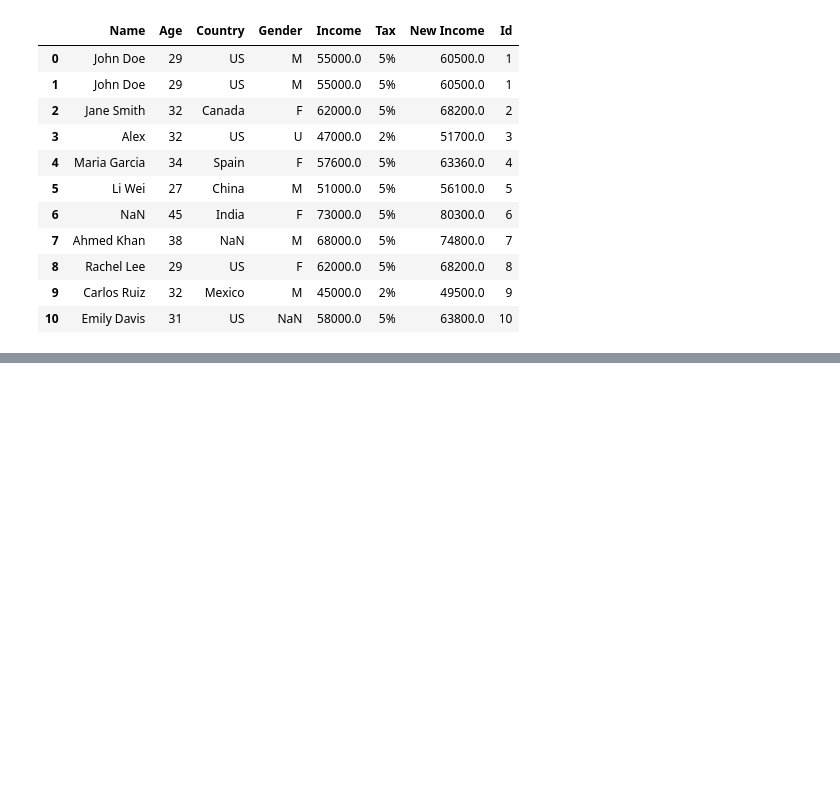
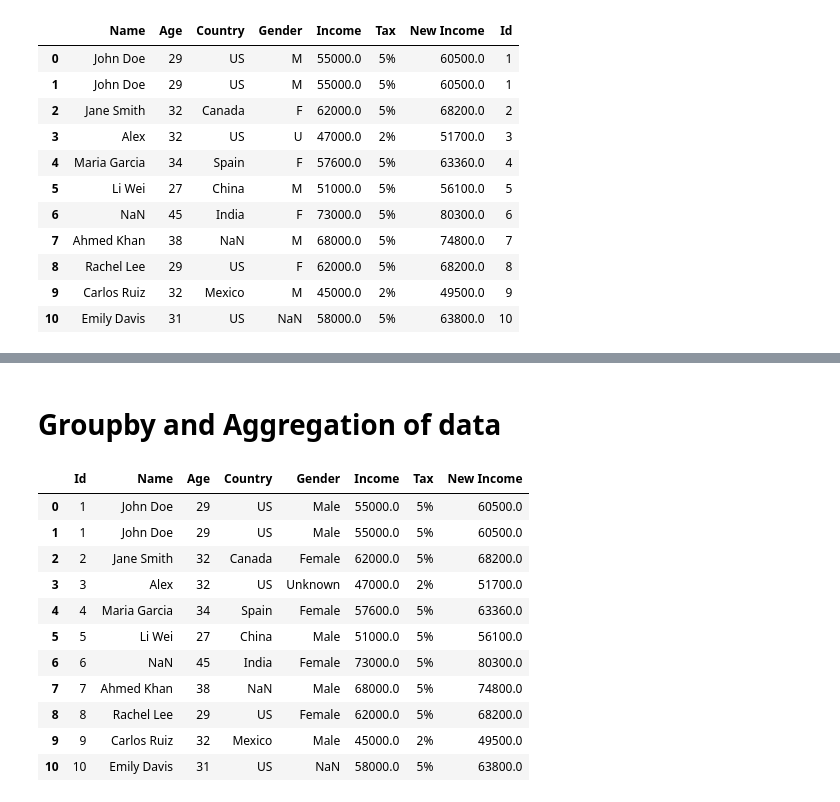
Before and after one commit to Vanshaj14Mohan/AI-and-ML, a Jupyter notebook: Section Two/Practical/demo.ipynb, the cells around one changed output, grey strips where cells are left out. Saved outputs shown, nothing was run; the diff lists cells and outputs as text; code cells hidden in the pictures; blank space fills up the shorter version.

```diff
--- a/Section Two/Practical/demo.ipynb
+++ b/Section Two/Practical/demo.ipynb
@@ -962,0 +995,20 @@ df2[new_order]
+# %% [markdown]
+# Groupby and Aggregation of data
+# %%
+gen_map = {"M": "Male", "F": "Female", "U": "Unknown"}
+df2["Gender"] = df2["Gender"].map(gen_map)
+# %%
+df2
+# %% [output]
+|  | Id | Name | Age | Country | Gender | Income | Tax | New Income |
+| 0 | 1 | John Doe | 29 | US | Male | 55000.0 | 5% | 60500.0 |
+| 1 | 1 | John Doe | 29 | US | Male | 55000.0 | 5% | 60500.0 |
+| 2 | 2 | Jane Smith | 32 | Canada | Female | 62000.0 | 5% | 68200.0 |
+| 3 | 3 | Alex | 32 | US | Unknown | 47000.0 | 2% | 51700.0 |
+| 4 | 4 | Maria Garcia | 34 | Spain | Female | 57600.0 | 5% | 63360.0 |
+| 5 | 5 | Li Wei | 27 | China | Male | 51000.0 | 5% | 56100.0 |
+| 6 | 6 | NaN | 45 | India | Female | 73000.0 | 5% | 80300.0 |
+| 7 | 7 | Ahmed Khan | 38 | NaN | Male | 68000.0 | 5% | 74800.0 |
+| 8 | 8 | Rachel Lee | 29 | US | Female | 62000.0 | 5% | 68200.0 |
+| 9 | 9 | Carlos Ruiz | 32 | Mexico | Male | 45000.0 | 2% | 49500.0 |
+| 10 | 10 | Emily Davis | 31 | US | NaN | 58000.0 | 5% | 63800.0 |
```
Also changed, not shown: parts of 14 cells of this notebook, 1 other file.
